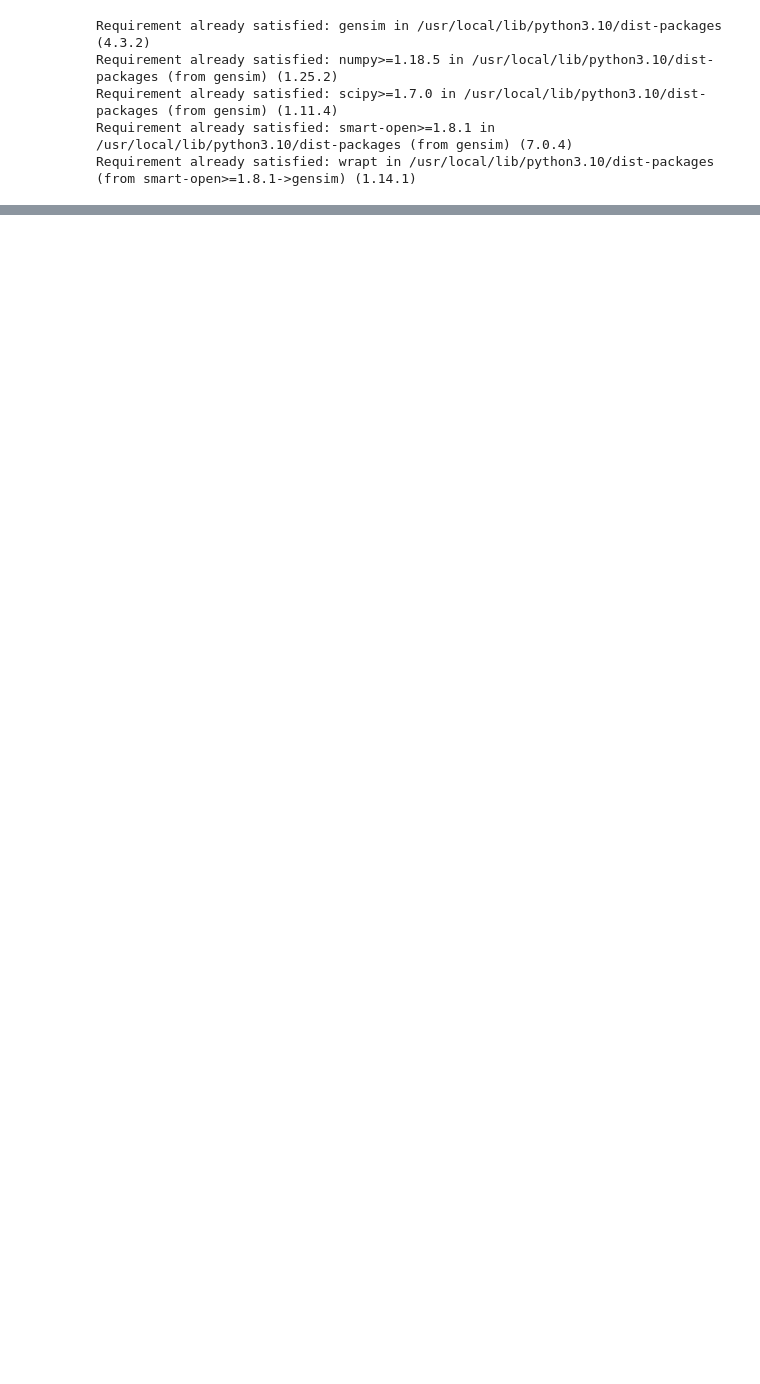
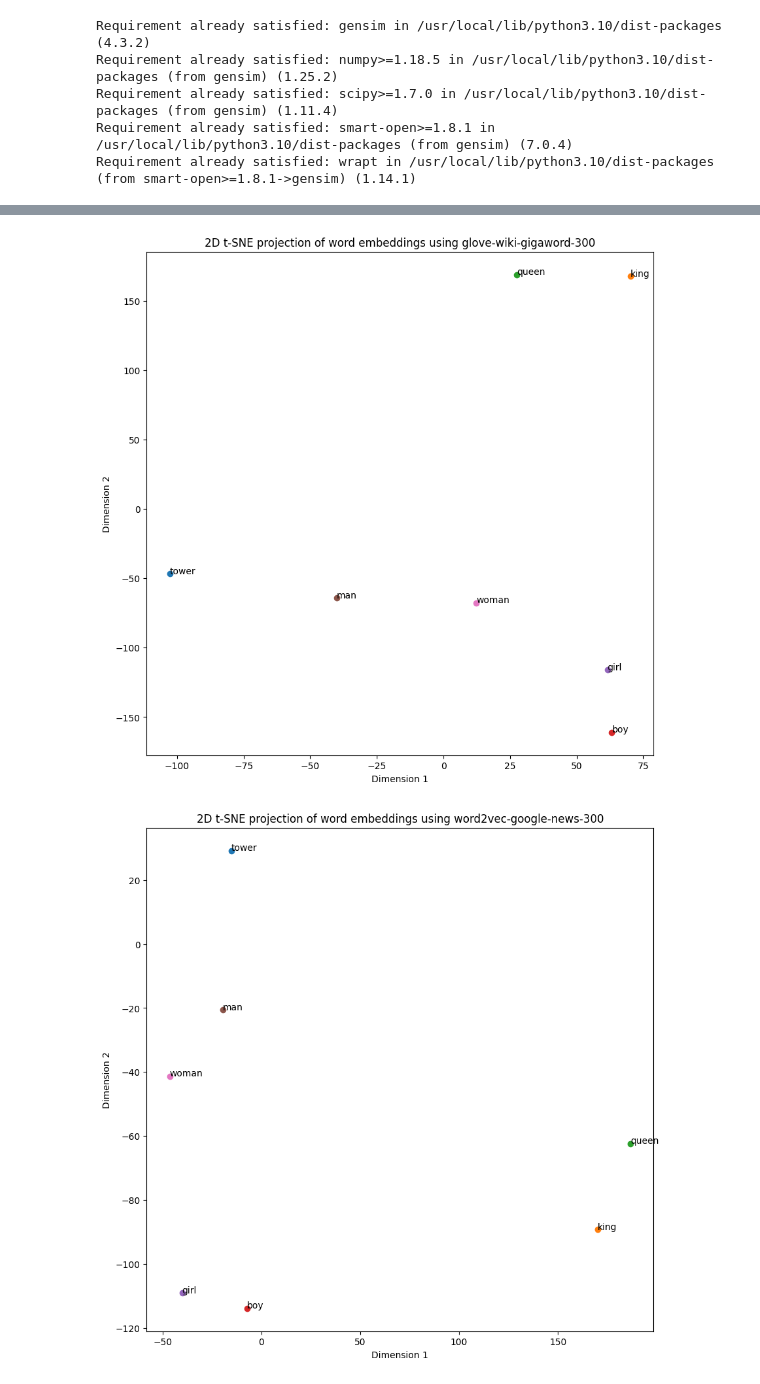
Before and after one commit to bilgrami/gen-ai-smart-support-agent, a Jupyter notebook: 01_embeddings.ipynb, the cells around one changed output, grey strips where cells are left out. Cells and saved outputs as stored; diff of their text form; code cells hidden in the pictures; blank space fills up the shorter version.

Commit message:
plot embeddins

```diff
--- a/01_embeddings.ipynb
+++ b/01_embeddings.ipynb
@@ -95,0 +105,33 @@ teenager: 0.717249870300293
+# %%
+# Import necessary libraries
+import numpy as np
+import matplotlib.pyplot as plt
+from sklearn.manifold import TSNE
+import pickle
+
+# Load embeddings_dict from the file
+with open('embeddings_dict.pkl', 'rb') as f:
+    embeddings_dict = pickle.load(f)
+
+# Plot embeddings for each model
+for model_name, data in embeddings_dict.items():
+    all_embeddings = data['embeddings']
+    words = data['words']
+
+    # Perform t-SNE to reduce dimensions to 2D
+    tsne = TSNE(n_components=2, random_state=42, perplexity=2)
+    reduced_embeddings = tsne.fit_transform(all_embeddings)
+
+    # Plot the 2D embeddings
+    plt.figure(figsize=(10, 10))
+    for i, word in enumerate(words):
+        plt.scatter(reduced_embeddings[i, 0], reduced_embeddings[i, 1])
+        plt.annotate(word, (reduced_embeddings[i, 0], reduced_embeddings[i, 1]))
+
+    plt.title(f"2D t-SNE projection of word embeddings using {model_name}")
+    plt.xlabel("Dimension 1")
+    plt.ylabel("Dimension 2")
+    plt.show()
+# %% [output]
+[figure, added]
+[figure, added]
```
Also changed, not shown: parts of 2 cells of this notebook.
